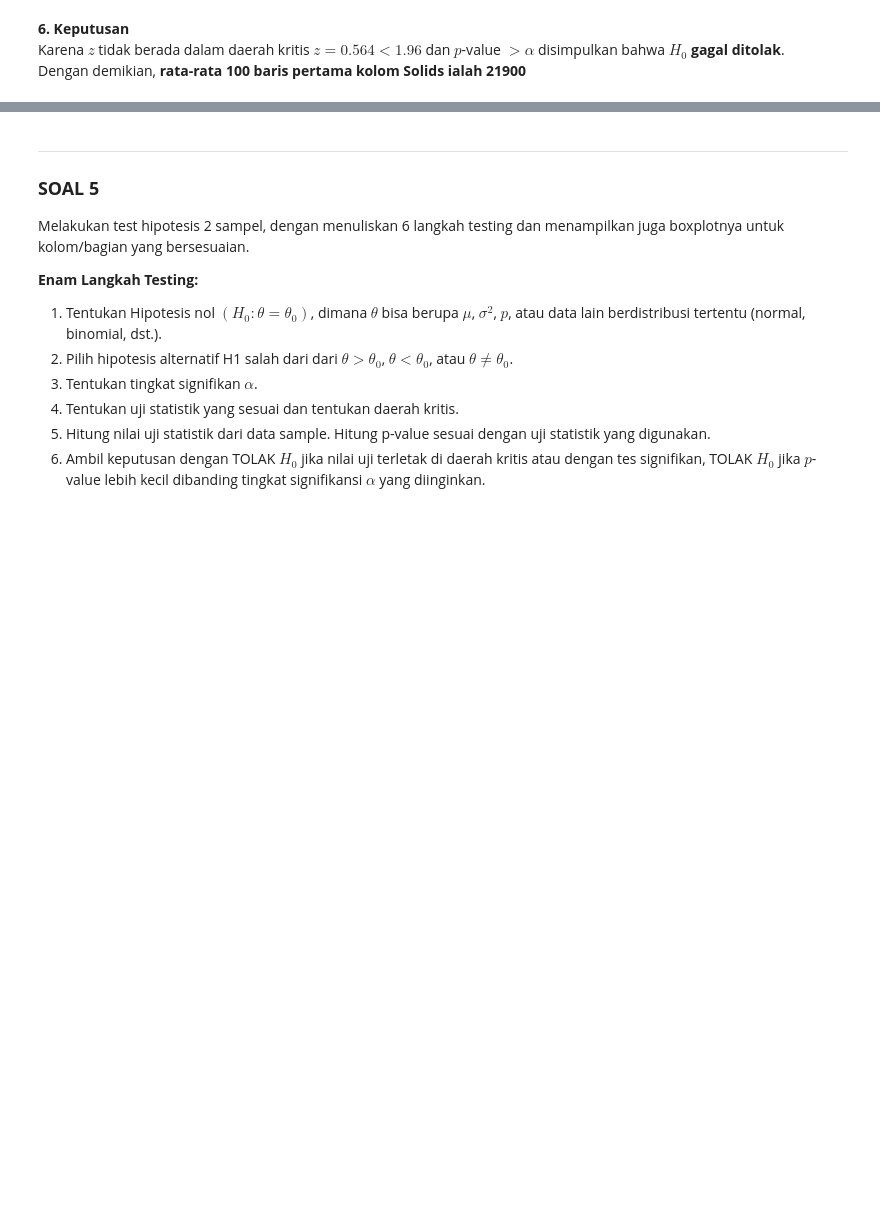
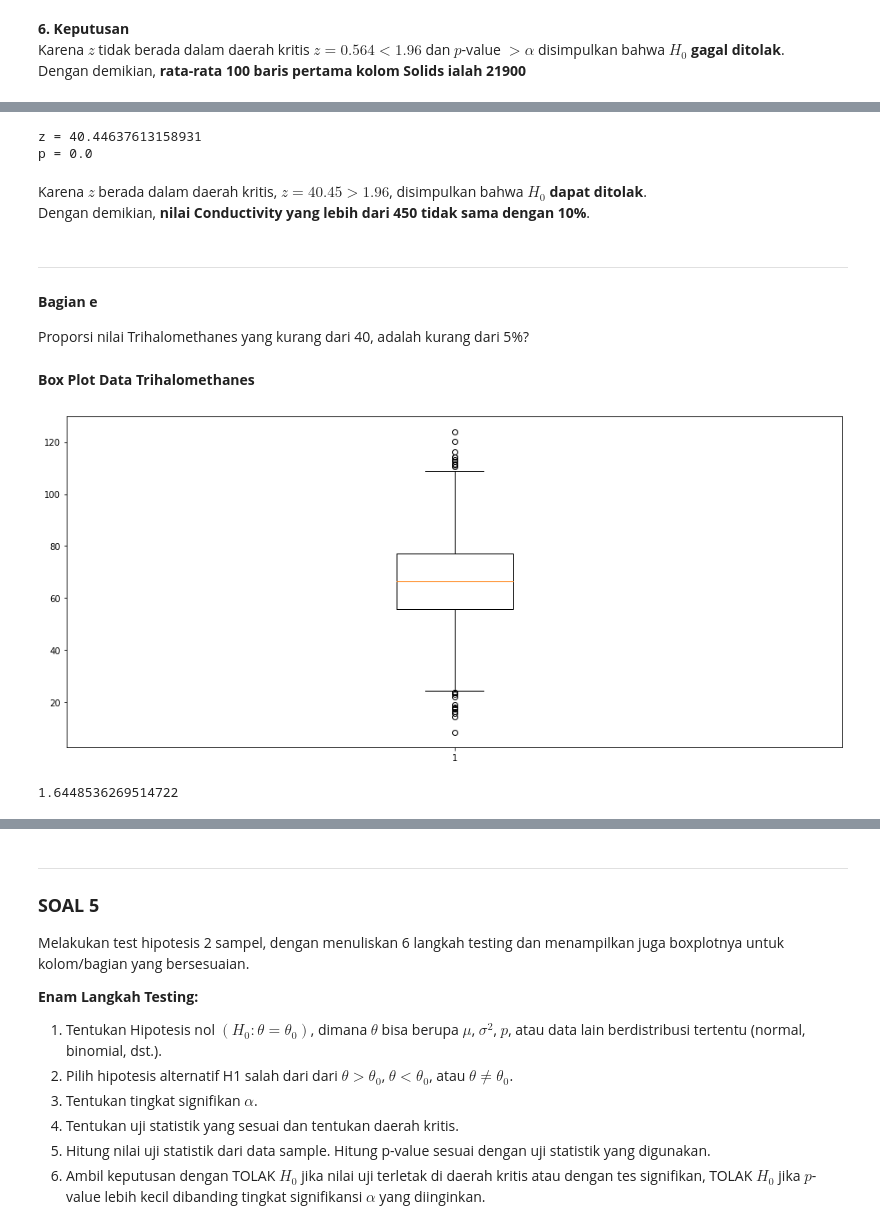
Before and after one commit to firizky29/probability-and-statistics-analysis, a Jupyter notebook: src/main.ipynb, the cells around one changed output, grey strips where cells are left out. Drawn from its saved outputs; the diff is of its cells as text; code cells hidden in the pictures; blank space fills up the shorter version.

```diff
--- a/src/main.ipynb
+++ b/src/main.ipynb
@@ -664,0 +692,27 @@ Proporsi nilai Conductivity yang lebih dari 450, adalah tidak sama dengan
+# %%
+p_expected = 0.1
+n = df['Conductivity'].count()
+p_data = df['Conductivity'].loc[df['Conductivity'] > 450].count()/n
+z = (p_data - p_expected)*sqrt(n)/sqrt(p_expected*(1-p_expected))
+p = 2*(1-norm.cdf(abs(z)))
+print(f'z = {z}')
+print(f'p = {p}')
+# %% [output]
+z = 40.44637613158931
+p = 0.0
+# %% [markdown]
+Karena $z$ berada dalam daerah kritis, $z = 40.45 > 1.96$, disimpulkan bahwa $H_0$ **dapat ditolak**.
+Dengan demikian, **nilai Conductivity yang lebih dari 450 tidak sama dengan 10%**.
+# %% [markdown]
+***
+#### **Bagian e**
+Proporsi nilai Trihalomethanes yang kurang dari 40, adalah kurang dari 5%?
+# %% [markdown]
+**Box Plot Data Trihalomethanes**
+# %%
+plt.figure(figsize=(16, 7))
+plt.boxplot(df['Trihalomethanes'])
+plt.show()
+# %% [output]
+[figure, added]
+1.6448536269514722
```
Also changed, not shown: parts of 14 cells of this notebook.
